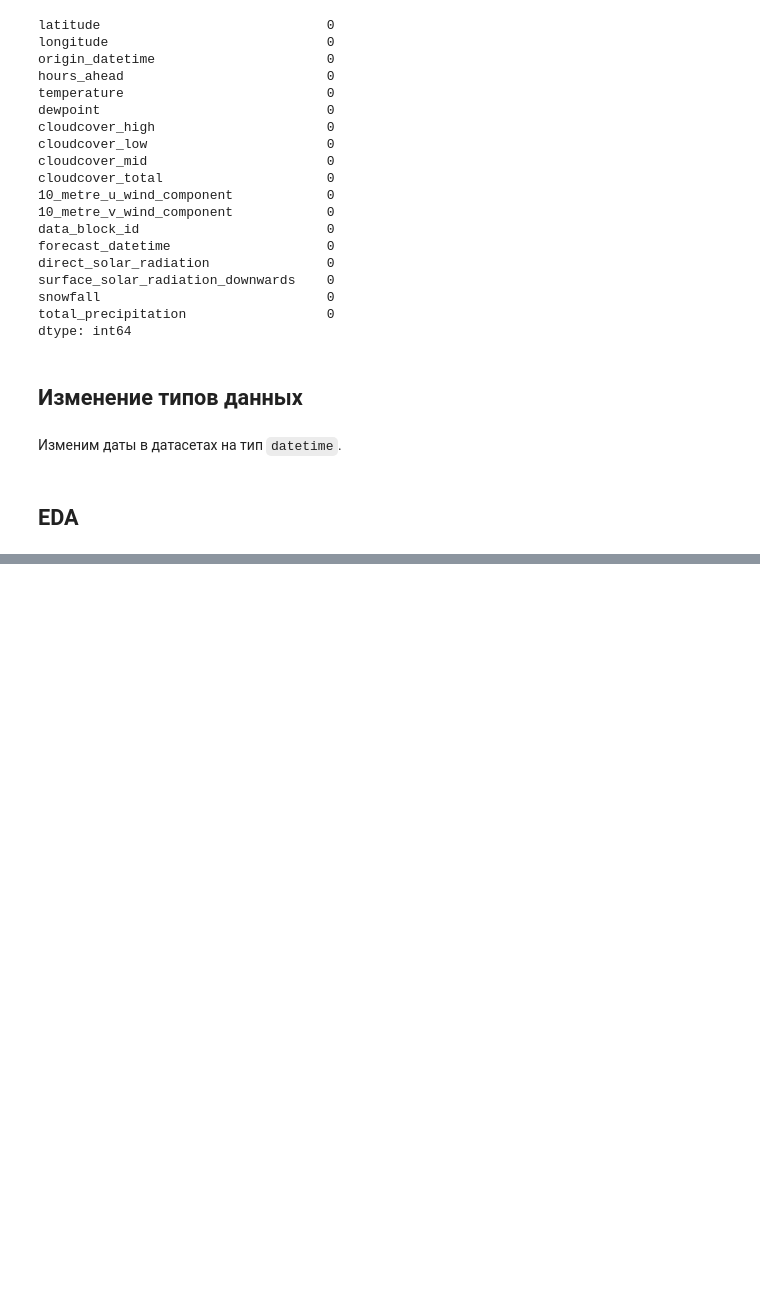
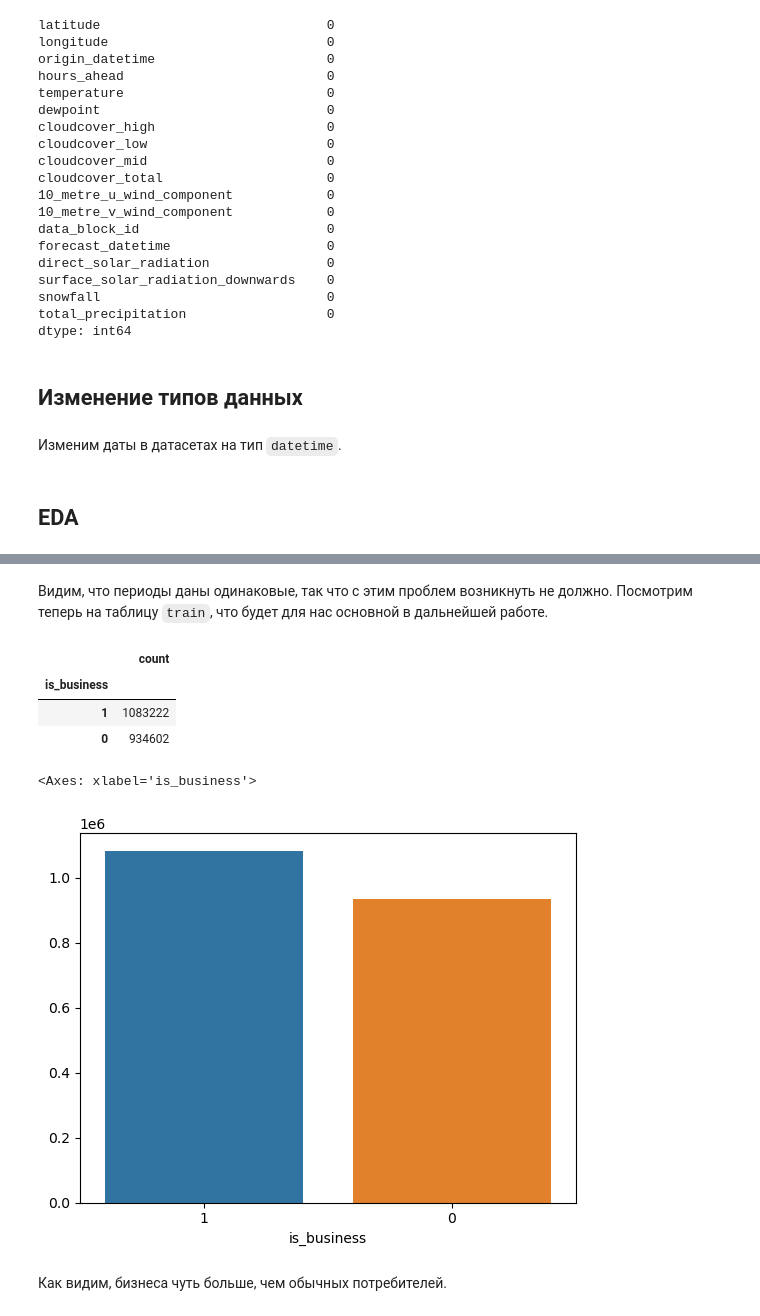
Before and after one commit to themjdex/energy-behavior-predictions, a Jupyter notebook: Enefit.ipynb, the cells around one changed output, grey strips where cells are left out. Cells and saved outputs as stored; diff of their text form; code cells hidden in the pictures; blank space fills up the shorter version.

```diff
--- a/Enefit.ipynb
+++ b/Enefit.ipynb
@@ -521,0 +570,16 @@ historical_weather = change_datetime_type(historical_weather, ['datetime'])
+# %% [markdown]
+Видим, что периоды даны одинаковые, так что с этим проблем возникнуть не должно. Посмотрим теперь на таблицу `train`, что будет для нас основной в дальнейшей работе.
+# %%
+# взглянем на распределение просьюмеров b2b И b2c
+is_business = pd.DataFrame(train['is_business'].value_counts())
+display(is_business)
+display(sns.barplot(data=is_business.T))
+# %% [output]
+|  | count |
+| is_business |  |
+| 1 | 1083222 |
+| 0 | 934602 |
+<Axes: xlabel='is_business'>
+[figure, added]
+# %% [markdown]
+Как видим, бизнеса чуть больше, чем обычных потребителей.
```
Also changed, not shown: parts of 8 cells of this notebook.
